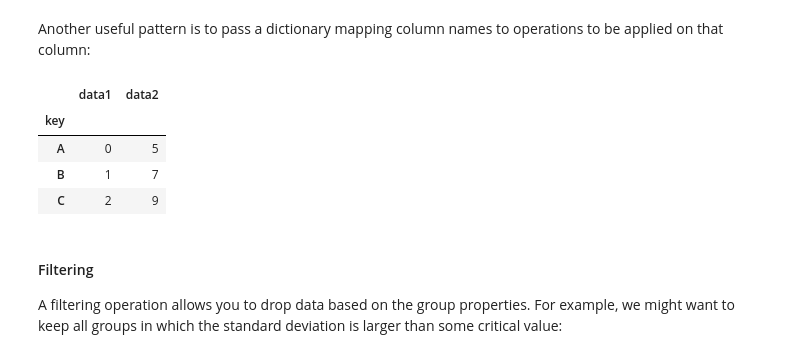
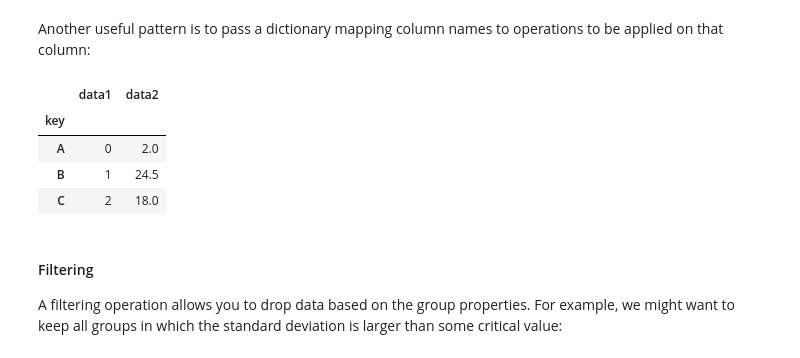
Before and after one commit to tonilocust/Data_Analyst, a Jupyter notebook: 2-Pandas/Teoría/8.Aggregation-and-Grouping.ipynb, the cells around one changed output. Saved outputs shown, nothing was run; the diff lists cells and outputs as text; code cells hidden in the pictures.

```diff
--- a/2-Pandas/Teoría/8.Aggregation-and-Grouping.ipynb
+++ b/2-Pandas/Teoría/8.Aggregation-and-Grouping.ipynb
@@ -357,13 +394,13 @@ df.groupby('key').aggregate(['min', np.median, max])
 Another useful pattern is to pass a dictionary mapping column names to operations to be applied on that column:
 # %%
 df.groupby('key').aggregate({'data1': 'min',
-                             'data2': 'max'})
+                             'data2': 'var'}) #clave nombre columna y el valor la agragacion que buscamos
 # %% [output]
 |  | data1 | data2 |
 | key |  |  |
-| A | 0 | 5 |
-| B | 1 | 7 |
-| C | 2 | 9 |
+| A | 0 | 2.0 |
+| B | 1 | 24.5 |
+| C | 2 | 18.0 |
 # %% [markdown]
 #### Filtering
 
```
Also changed, not shown: parts of 21 cells of this notebook.
